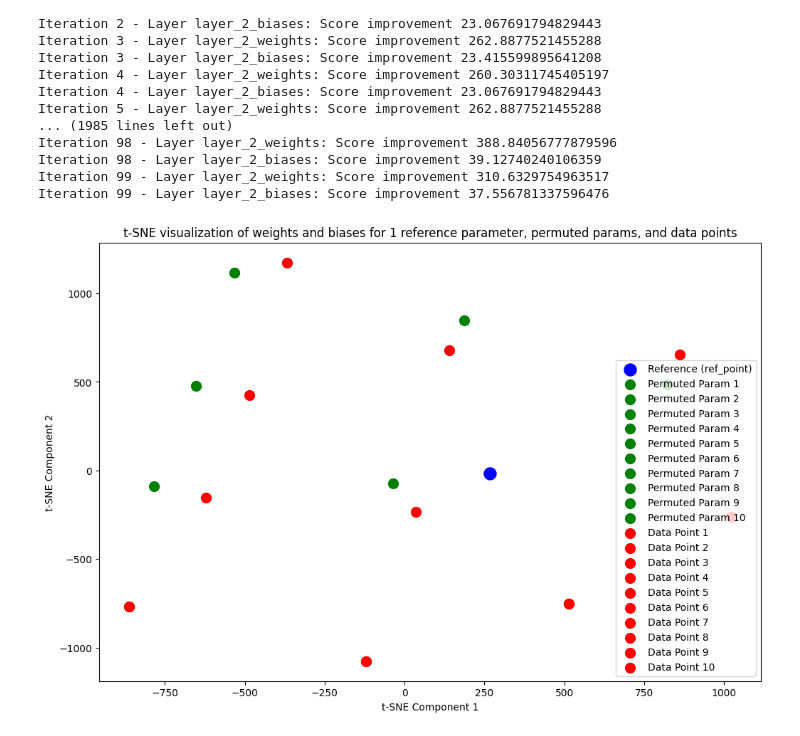
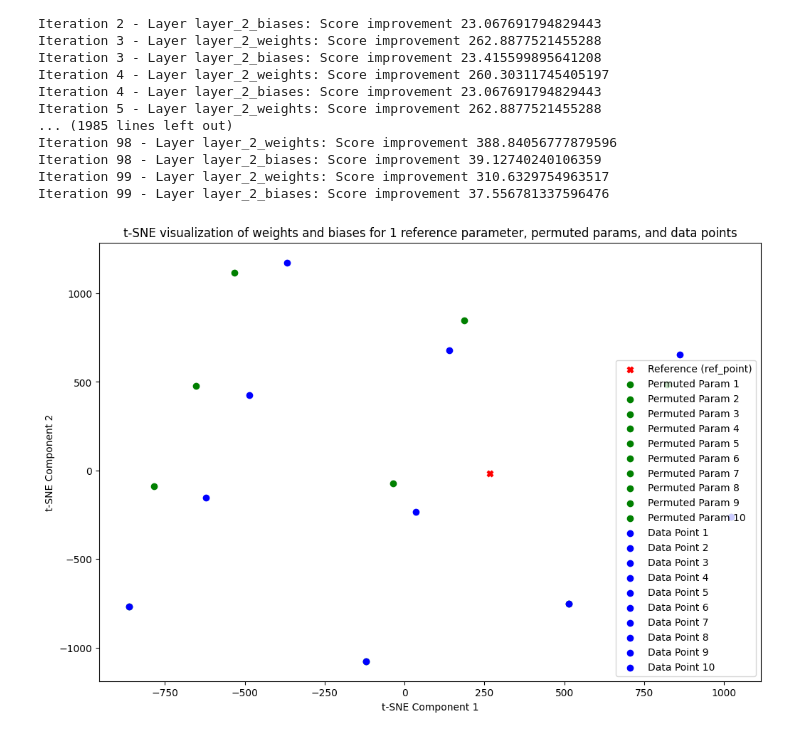
Before and after one commit to NNeuralDynamics/equivariant-diffusion, a Jupyter notebook: INR-Rebasin.ipynb, the cells around one changed output. Cells and saved outputs as stored; diff of their text form; code cells hidden in the pictures.

```diff
--- a/INR-Rebasin.ipynb
+++ b/INR-Rebasin.ipynb
@@ -333,34 +333,34 @@ def plot_tsne(reference_param, permuted_params_list, data_point_params):
 
     # Perform t-SNE to reduce the dimensions to 2D
     tsne = TSNE(n_components=2, random_state=42, perplexity=2)
     tsne_results = tsne.fit_transform(np.vstack(all_params))
 
     # Plot the t-SNE results
     plt.figure(figsize=(12, 8))
 
     # Plot reference point
-    plt.scatter(tsne_results[0, 0], tsne_results[0, 1], label='Reference (ref_point)', color='blue', s=150)
+    plt.scatter(tsne_results[0, 0], tsne_results[0, 1], label='Reference (ref_point)', color='red', marker='X')
 
     # Plot the permuted parameters
     for i, tsne_result in enumerate(tsne_results[1:len(permuted_params_list)+1], 1):
-        plt.scatter(tsne_result[0], tsne_result[1], label=f'Permuted Param {i}', color='green', s=100)
+        plt.scatter(tsne_result[0], tsne_result[1], label=f'Permuted Param {i}', color='green')
 
     # Plot the original data points
     for i, tsne_result in enumerate(tsne_results[len(permuted_params_list)+1:], 1):
-        plt.scatter(tsne_result[0], tsne_result[1], label=f'Data Point {i}', color='red', s=100)
+        plt.scatter(tsne_result[0], tsne_result[1], label=f'Data Point {i}', color='blue')
 
     # Add titles and labels
     plt.title("t-SNE visualization of weights and biases for 1 reference parameter, permuted params, and data points")
     plt.xlabel("t-SNE Component 1")
     plt.ylabel("t-SNE Component 2")
     plt.legend()
 
     # Show plot
     plt.show()
 
 
 # Example usage:
 # Assuming ref_data_param is a dictionary, permuted_params is a list of dictionaries, and data_points is also a list of dictionaries
 plot_tsne(ref_data_param, permuted_params, data_point_params)
 # %% [output]
-[figure, old version]
+[figure, new version]
```
